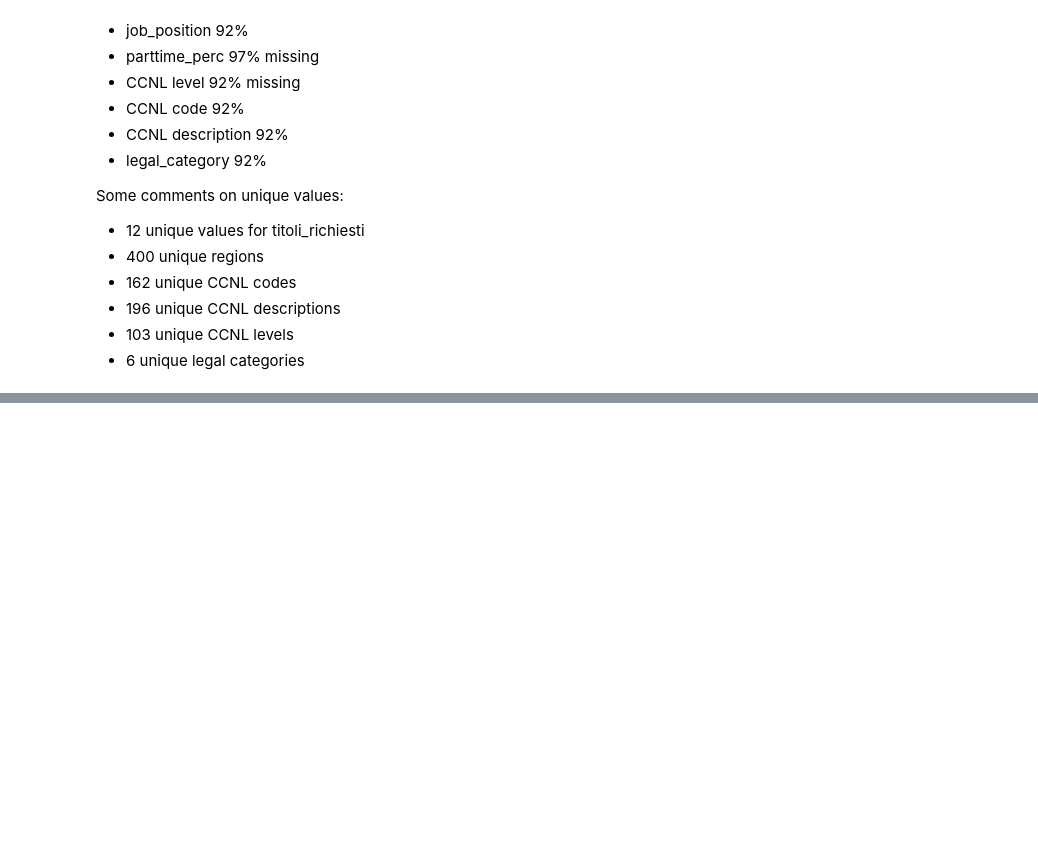
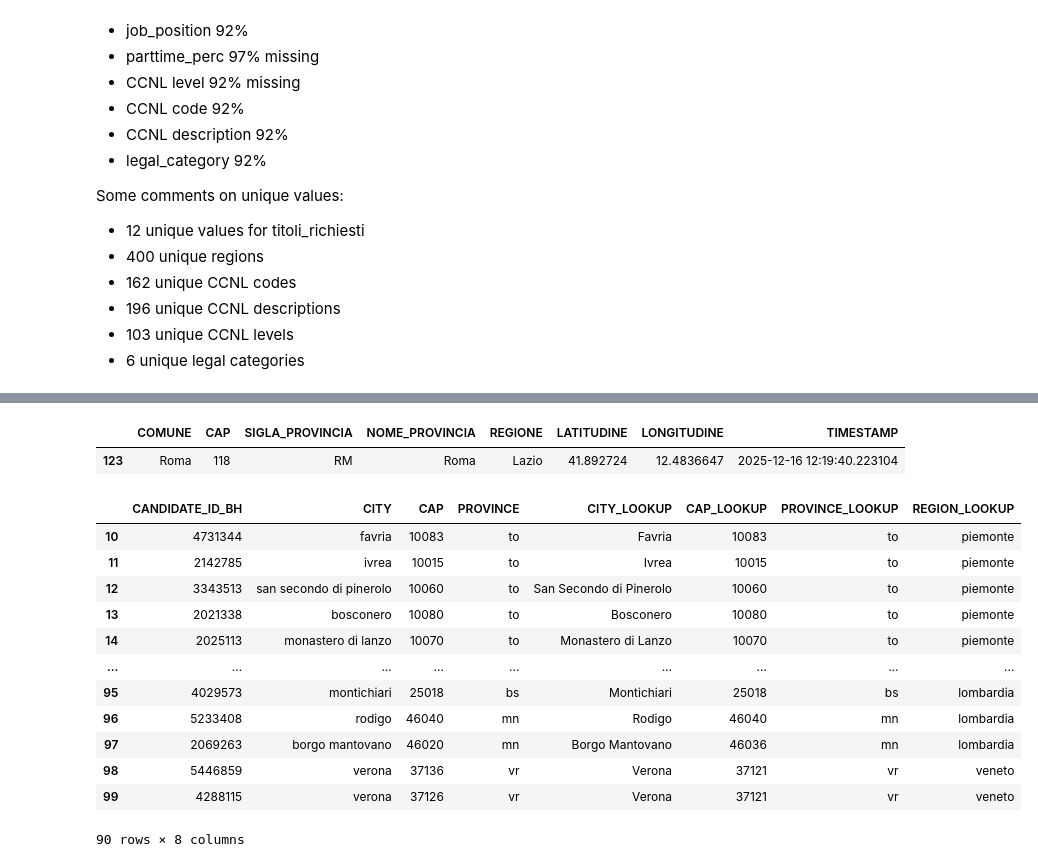
Before and after one commit to AntonioMariaFiscarelli/On-Bench-Candidates-to-Jobs-Auto-Match, a Jupyter notebook: notebooks/eda_onbench.ipynb, the cells around one changed output, grey strips where cells are left out. Saved outputs shown, nothing was run; the diff lists cells and outputs as text; code cells hidden in the pictures; blank space fills up the shorter version.

```diff
--- a/notebooks/eda_onbench.ipynb
+++ b/notebooks/eda_onbench.ipynb
@@ -468,0 +626,5 @@ h1
+# %%
+df_geo[df_geo["COMUNE"] == "Roma"]
+# %% [output]
+|  | COMUNE | CAP | SIGLA_PROVINCIA | NOME_PROVINCIA | REGIONE | LATITUDINE | LONGITUDINE | TIMESTAMP |
+| 123 | Roma | 118 | RM | Roma | Lazio | 41.892724 | 12.4836647 | 2025-12-16 12:19:40.223104 |
@@ -468,0 +646,16 @@ h1
+# %%
+df_gj[10:100]
+# %% [output]
+|  | CANDIDATE_ID_BH | CITY | CAP | PROVINCE | CITY_LOOKUP | CAP_LOOKUP | PROVINCE_LOOKUP | REGION_LOOKUP |
+| 10 | 4731344 | favria | 10083 | to | Favria | 10083 | to | piemonte |
+| 11 | 2142785 | ivrea | 10015 | to | Ivrea | 10015 | to | piemonte |
+| 12 | 3343513 | san secondo di pinerolo | 10060 | to | San Secondo di Pinerolo | 10060 | to | piemonte |
+| 13 | 2021338 | bosconero | 10080 | to | Bosconero | 10080 | to | piemonte |
+| 14 | 2025113 | monastero di lanzo | 10070 | to | Monastero di Lanzo | 10070 | to | piemonte |
+| ... | ... | ... | ... | ... | ... | ... | ... | ... |
+| 95 | 4029573 | montichiari | 25018 | bs | Montichiari | 25018 | bs | lombardia |
+| 96 | 5233408 | rodigo | 46040 | mn | Rodigo | 46040 | mn | lombardia |
+| 97 | 2069263 | borgo mantovano | 46020 | mn | Borgo Mantovano | 46036 | mn | lombardia |
+| 98 | 5446859 | verona | 37136 | vr | Verona | 37121 | vr | veneto |
+| 99 | 4288115 | verona | 37126 | vr | Verona | 37121 | vr | veneto |
+90 rows × 8 columns
```
Also changed, not shown: parts of 30 cells of this notebook, 4 other files.
